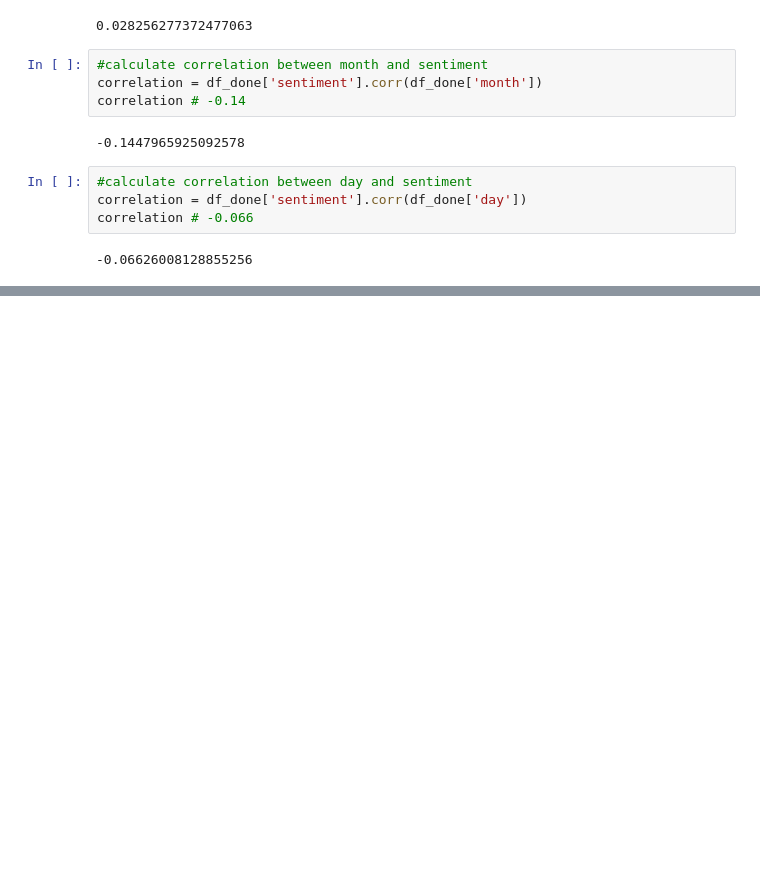
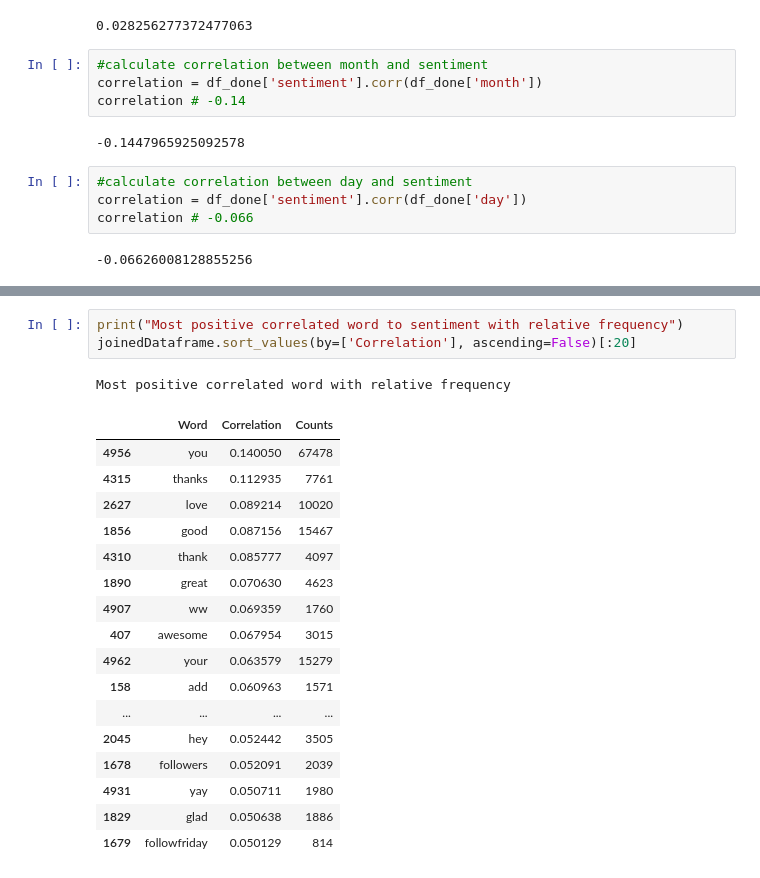
Before and after one commit to MatteoM95/Twitter-Sentiment-Analisys, a Jupyter notebook: Project_DSL_january_2022_v4.ipynb, the cells around one changed output, grey strips where cells are left out. Drawn from its saved outputs; the diff is of its cells as text; blank space fills up the shorter version.

```diff
--- a/Project_DSL_january_2022_v4.ipynb
+++ b/Project_DSL_january_2022_v4.ipynb
@@ -1087,0 +1013,22 @@ joineddf.head()
+# %%
+print("Most positive correlated word to sentiment with relative frequency")
+joinedDataframe.sort_values(by=['Correlation'], ascending=False)[:20]
+# %% [output]
+Most positive correlated word with relative frequency
+|  | Word | Correlation | Counts |
+| 4956 | you | 0.140050 | 67478 |
+| 4315 | thanks | 0.112935 | 7761 |
+| 2627 | love | 0.089214 | 10020 |
+| 1856 | good | 0.087156 | 15467 |
+| 4310 | thank | 0.085777 | 4097 |
+| 1890 | great | 0.070630 | 4623 |
+| 4907 | ww | 0.069359 | 1760 |
+| 407 | awesome | 0.067954 | 3015 |
+| 4962 | your | 0.063579 | 15279 |
+| 158 | add | 0.060963 | 1571 |
+| ... | ... | ... | ... |
+| 2045 | hey | 0.052442 | 3505 |
+| 1678 | followers | 0.052091 | 2039 |
+| 4931 | yay | 0.050711 | 1980 |
+| 1829 | glad | 0.050638 | 1886 |
+| 1679 | followfriday | 0.050129 | 814 |
```
Also changed, not shown: parts of 28 cells of this notebook, 3 other files.
